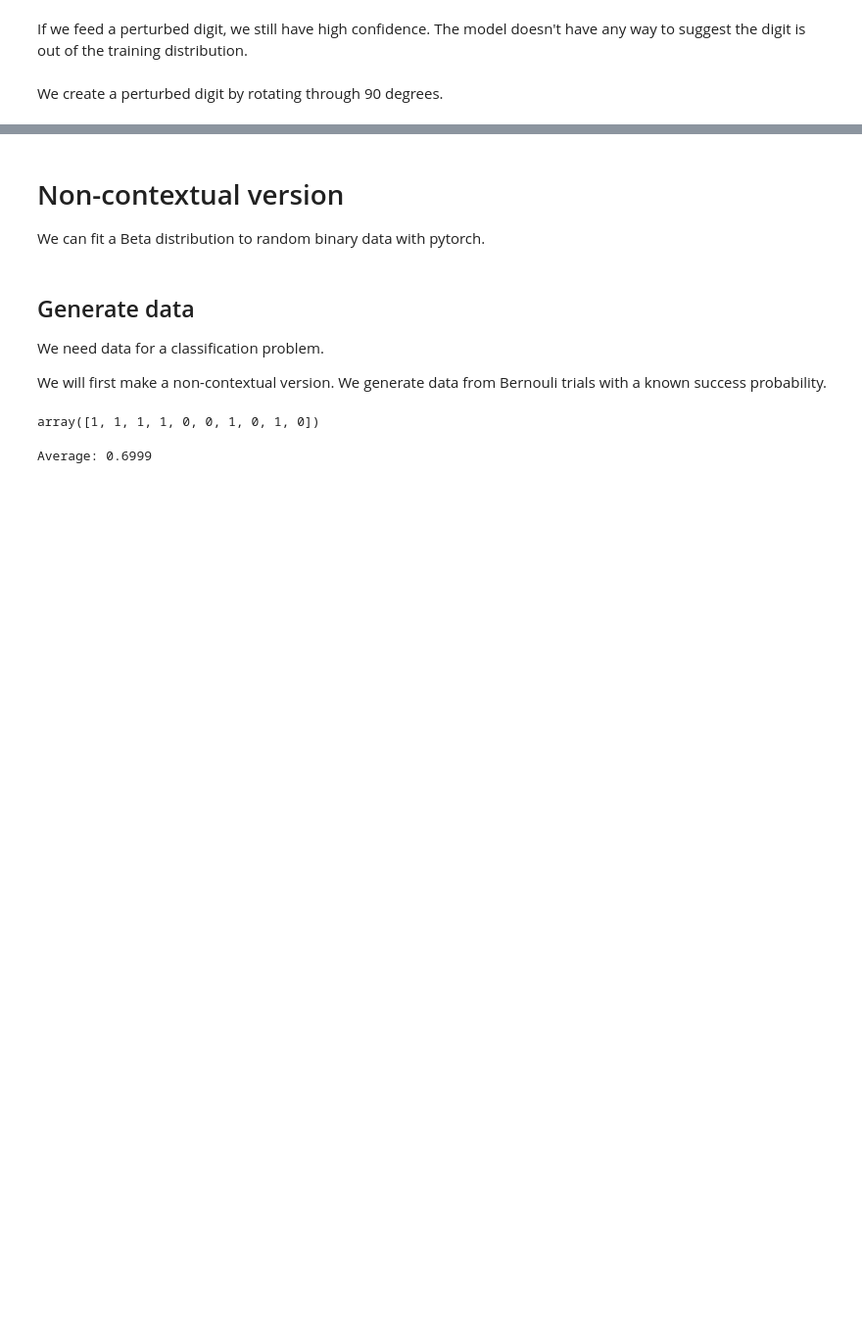
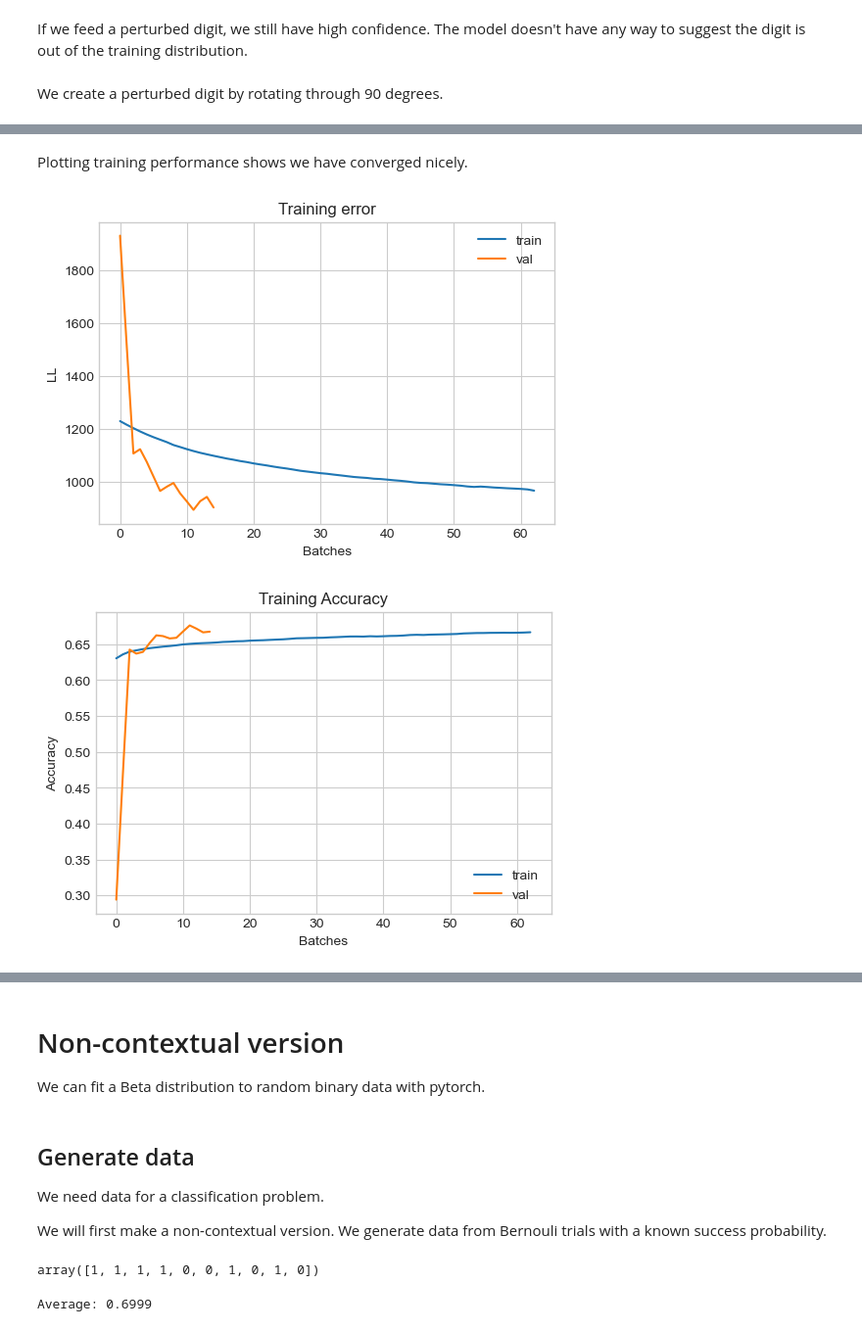
Before and after one commit to stanton119/data-analysis, a Jupyter notebook: neural_networks/unfinished-classification_uncertainty/dirichlet_prior_networks.ipynb, the cells around one changed output, grey strips where cells are left out. Shown: that part at 98% size. Drawn from its saved outputs; the diff is of its cells as text; code cells hidden in the pictures; blank space fills up the shorter version.

```diff
--- a/neural_networks/unfinished-classification_uncertainty/dirichlet_prior_networks.ipynb
+++ b/neural_networks/unfinished-classification_uncertainty/dirichlet_prior_networks.ipynb
@@ -374,0 +310,9 @@ Instead of modelling the
+# %%
+x = model.features(batch_rotated_data)
+print(x.shape)
+x = x.view(batch_rotated_data.size(0), -1)
+print(x.shape)
+logits = model.classifier(x)
+print(logits.shape)
+
+F.softmax(logits, dim=1)[:2]
@@ -455,0 +473,5 @@ class MNISTModel(pl.LightningModule):
+# %%
+model_d = DirichletModel()
+
+trainer = pl.Trainer(max_epochs=3, gpus=1, accelerator="mps")
+trainer.fit(model_d, data_module)
@@ -455,0 +494,31 @@ class MNISTModel(pl.LightningModule):
+# %% [markdown]
+Plotting training performance shows we have converged nicely.
+# %%
+import numpy as np
+
+
+def moving_average(x, window_size):
+    """Calculate the moving average of a list using numpy."""
+    return np.convolve(x, np.ones(window_size) / window_size, mode="valid")
+
+
+fig, ax = plt.subplots(figsize=(6, 4))
+ax.plot(moving_average(model_d.train_log_error, 100), label="train")
+ax.plot(moving_average(model_d.val_log_error, 3), label="val")
+ax.set_title(f"Training error")
+ax.set_xlabel("Batches")
+ax.set_ylabel("LL")
+ax.legend()
+fig.show()
+
+fig, ax = plt.subplots(figsize=(6, 4))
+ax.plot(moving_average(model_d.train_log_acc, 100), label="train")
+ax.plot(moving_average(model_d.val_log_acc, 3), label="val")
+ax.set_title(f"Training Accuracy")
+ax.set_xlabel("Batches")
+ax.set_ylabel("Accuracy")
+ax.legend()
+fig.show()
+# %% [output]
+[figure, added]
+[figure, added]
```
Also changed, not shown: parts of 26 cells of this notebook, 1 other file.
